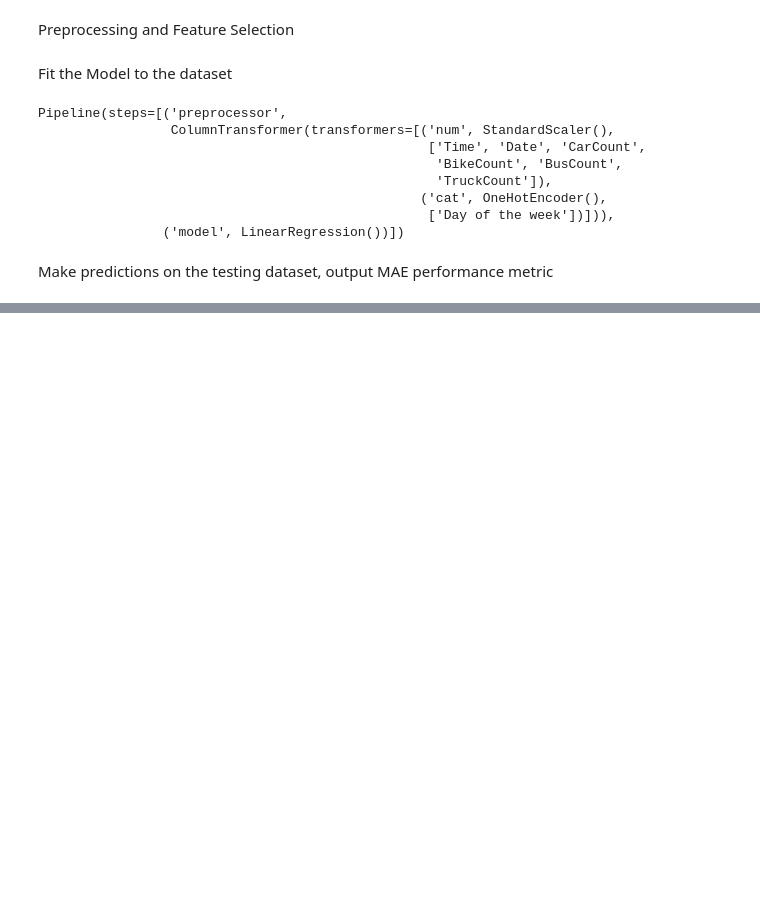
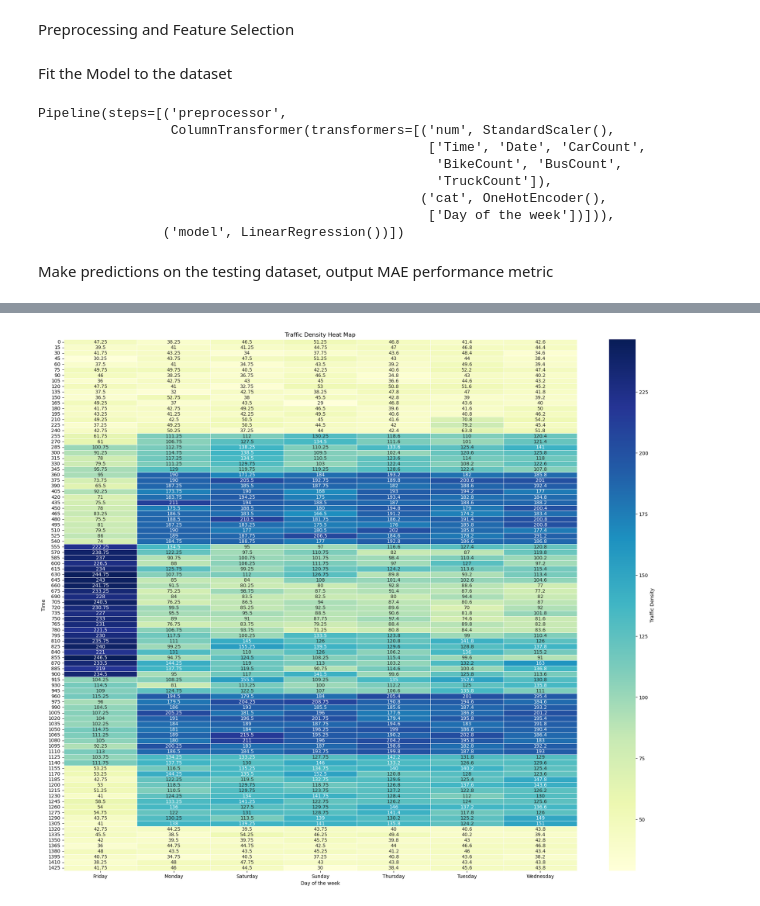
Before and after one commit to piran777/Capstone, a Jupyter notebook: ML_model.ipynb, the cells around one changed output, grey strips where cells are left out. Saved outputs shown, nothing was run; the diff lists cells and outputs as text; code cells hidden in the pictures; blank space fills up the shorter version.

Commit message:
Added prototype heatmap
Subject to change later but right now it gives us a rough idea.

```diff
--- a/ML_model.ipynb
+++ b/ML_model.ipynb
@@ -74,0 +82,15 @@ Mean Absolute Error: 3.9481669147162565e-14
+# %%
+import pandas as pd
+import seaborn as sns
+import matplotlib.pyplot as plt
+
+# Create a pivot table to rearrange the data for the heat map
+pivot_table = df.pivot_table(values='Total', index='Time', columns='Day of the week')
+
+# Create a larger heat map using seaborn
+plt.figure(figsize=(24, 20))  # Adjust the figsize here
+sns.heatmap(pivot_table, cmap='YlGnBu', annot=True, fmt='g', linewidths=.5, cbar_kws={'label': 'Traffic Density'})
+plt.title('Traffic Density Heat Map')
+plt.show()
+# %% [output]
+[figure, added]
```
Also changed, not shown: parts of 1 cell of this notebook, 5 other files.
